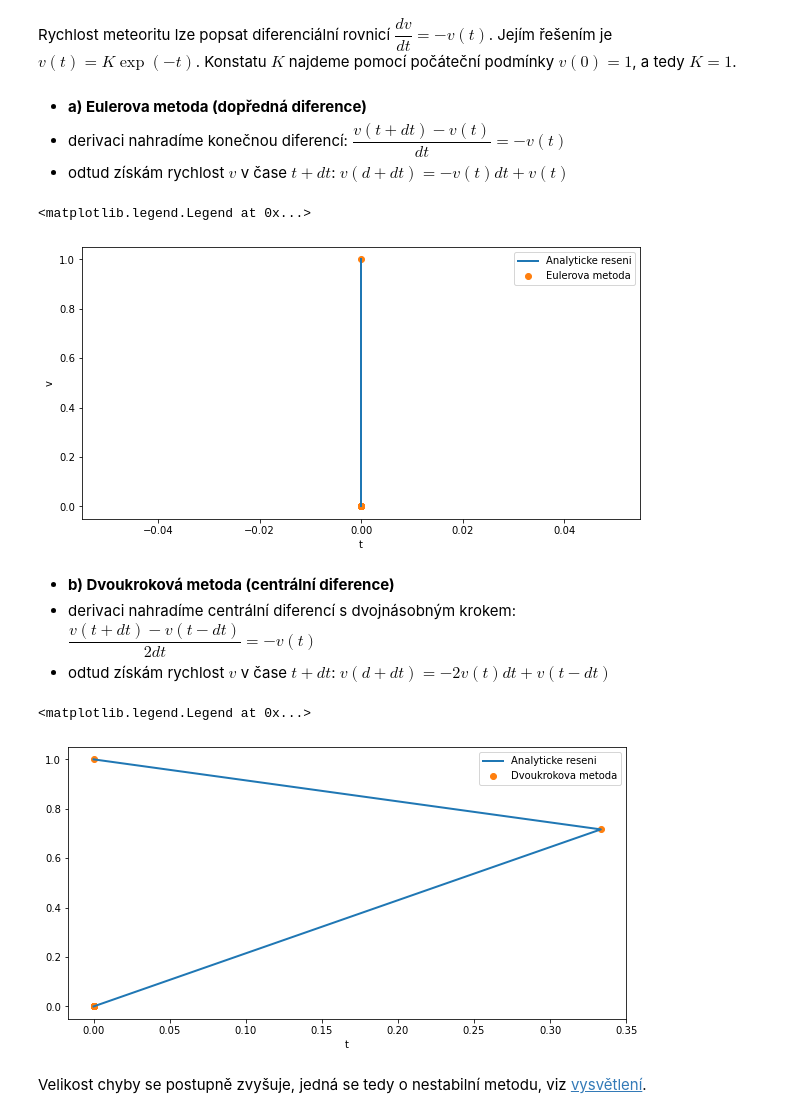
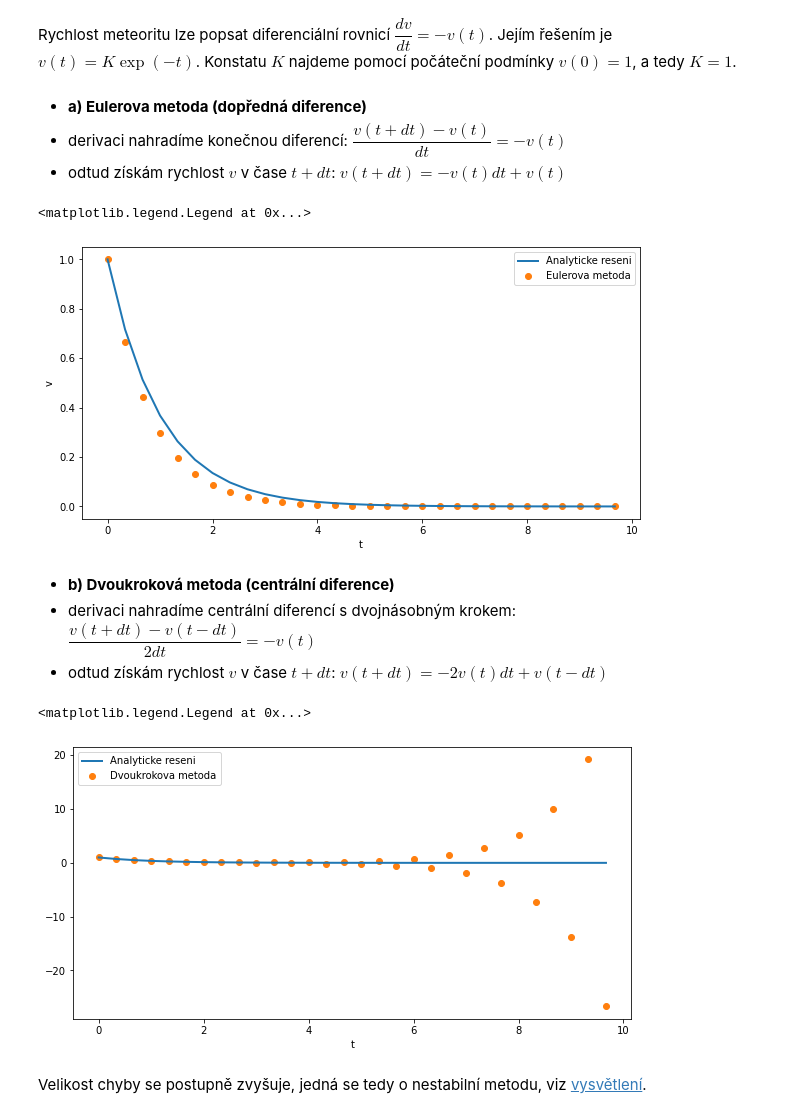
Before and after one commit to m-jirka/nme_cv, a Jupyter notebook: Cviceni02.ipynb, the cells around one changed output. Cells and saved outputs as stored; diff of their text form; code cells hidden in the pictures.

```diff
--- a/Cviceni02.ipynb
+++ b/Cviceni02.ipynb
@@ -152,7 +204,7 @@ Rychlost meteoritu lze popsat diferenciální rovnicí $\dfrac{dv}{dt}=-v(t)$. J
 # %% [markdown]
 * **a) Eulerova metoda (dopředná diference)**
  * derivaci nahradíme konečnou diferencí: $\dfrac{v(t+dt)-v(t)}{dt}=-v(t)$
- * odtud získám rychlost $v$ v čase $t+dt$: $v(d+dt)=-v(t)dt+v(t)$
+ * odtud získám rychlost $v$ v čase $t+dt$: $v(t+dt)=-v(t)dt+v(t)$
 # %%
 T = 10
 N = 30
@@ -171,13 +223,9 @@ v_exact[0] = np.exp(-t[0])
 
 #% diferencni schema v(t+dt)-v(t)/dt = -v(t)
 for i in range (1,N):
-#######################################
-    # vlozte vypocet t, v, v_exact:
-#######################################
-    t[i]=0
-    v[i]=0
-    v_exact[i]=0
-#######################################
+    t[i] = t[i-1] + dt
+    v[i] = -v[i-1]*dt + v[i-1]
+    v_exact[i] = np.exp(-t[i])
 
 fig, ax = plt.subplots(figsize=(10,5))
 ax.plot(t,v_exact,label='Analyticke reseni',linewidth=2)
@@ -187,51 +235,48 @@ ax.set_ylabel('v')
 ax.legend()
 # %% [output]
 <matplotlib.legend.Legend at 0x...>
-[figure, old version]
+[figure, new version]
 # %% [markdown]
 * **b) Dvoukroková metoda (centrální diference)**
  * derivaci nahradíme centrální diferencí s dvojnásobným krokem: $\dfrac{v(t+dt)-v(t-dt)}{2dt}=-v(t)$
- * odtud získám rychlost $v$ v čase $t+dt$: $v(d+dt)=-2v(t)dt+v(t-dt)$
+ * odtud získám rychlost $v$ v čase $t+dt$: $v(t+dt)=-2v(t)dt+v(t-dt)$
 # %%
 T = 10
 N = 30
 dt = T/N
 
 t = np.empty(N)
 v = np.empty(N)
 v_exact = np.empty(N)
 
 # pocatecni podminky
 t[0] = 0
 v[0] = 1
 
 # druhy casovy krok
 t[1] =t[0] + dt
 
 # presne reseni v prvnich dvou bodech
 v_exact[0] = np.exp(-t[0])
 v_exact[1] = np.exp(-t[1])
 
 # schema je tribodove, takze poterbujeme jeste jednu hodnotu v(2)
 v[1] = v_exact[1]
 
 # diferencni schema v(t+dt)-v(t-dt)/2dt = -v(t)
 for i in range (2,N):
-#######################################
-    # vlozte vypocet t, v, v_exact:
-#######################################
-    t[i]=0
-    v[i]=0
-    v_exact[i]=0
-#######################################
+    t[i] = t[i-1] + dt
+    v[i] = -2*v[i-1]*dt + v[i-2]
+    v_exact[i] = np.exp(-t[i])
+
 
 fig, ax = plt.subplots(figsize=(10,5))
 ax.plot(t,v_exact,label='Analyticke reseni',linewidth=2)
 ax.scatter(t,v,label='Dvoukrokova metoda',color='C1')
 ax.set_xlabel('t')
 ax.legend()
 # %% [output]
 <matplotlib.legend.Legend at 0x...>
-[figure, old version]
+[figure, new version]
 # %% [markdown]
 Velikost chyby se postupně zvyšuje, jedná se tedy o nestabilní metodu, viz [vysvětlení](http://kfe.fjfi.cvut.cz/~vachal/edu/nme/cviceni/01_chyby/DOCS/priklad_nestabilniho_algoritmu.pdf).
```
Also changed, not shown: parts of 4 cells of this notebook.
